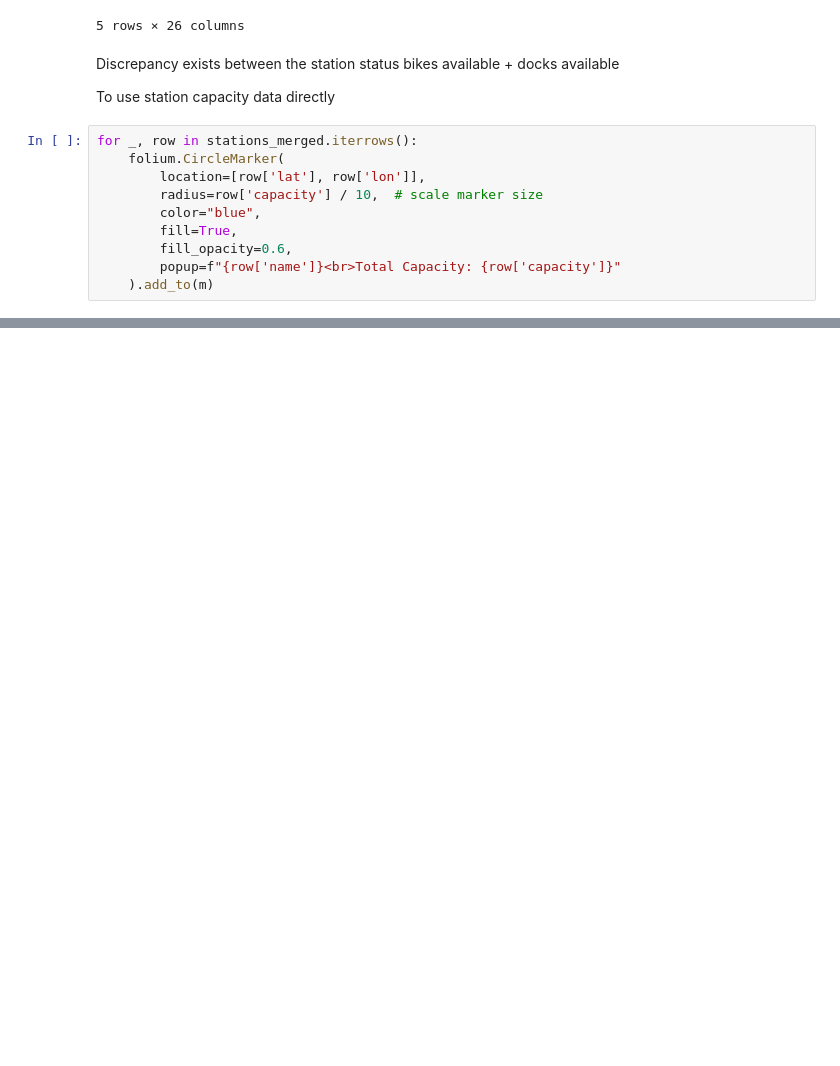
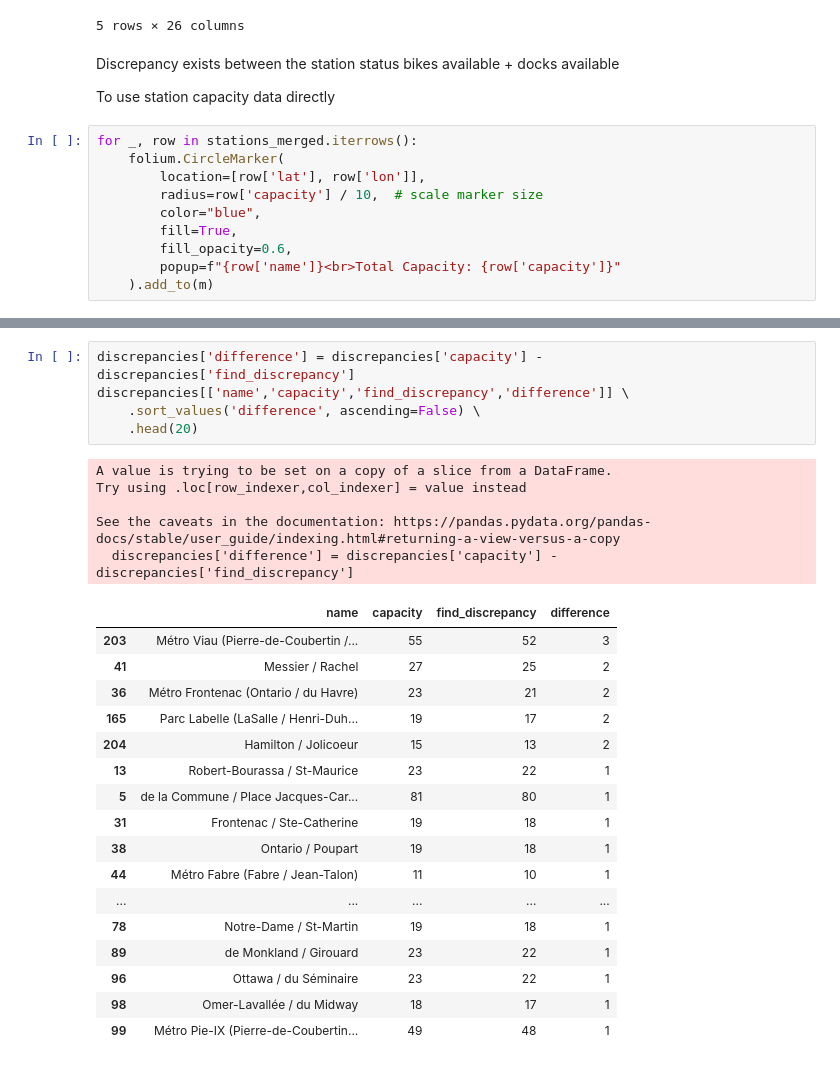
Before and after one commit to kuoyce/bixi-analytics, a Jupyter notebook: Bixi_Station_030120261430.ipynb, the cells around one changed output, grey strips where cells are left out. Drawn from its saved outputs; the diff is of its cells as text; blank space fills up the shorter version.

```diff
--- a/Bixi_Station_030120261430.ipynb
+++ b/Bixi_Station_030120261430.ipynb
@@ -251,0 +254,28 @@ print(bot10_utilization)
+# %%
+discrepancies['difference'] = discrepancies['capacity'] - discrepancies['find_discrepancy']
+discrepancies[['name','capacity','find_discrepancy','difference']] \
+    .sort_values('difference', ascending=False) \
+    .head(20)
+# %% [output]
+A value is trying to be set on a copy of a slice from a DataFrame.
+Try using .loc[row_indexer,col_indexer] = value instead
+
+See the caveats in the documentation: https://pandas.pydata.org/pandas-docs/stable/user_guide/indexing.html#returning-a-view-versus-a-copy
+  discrepancies['difference'] = discrepancies['capacity'] - discrepancies['find_discrepancy']
+|  | name | capacity | find_discrepancy | difference |
+| 203 | Métro Viau (Pierre-de-Coubertin /... | 55 | 52 | 3 |
+| 41 | Messier / Rachel | 27 | 25 | 2 |
+| 36 | Métro Frontenac (Ontario / du Havre) | 23 | 21 | 2 |
+| 165 | Parc Labelle (LaSalle / Henri-Duh... | 19 | 17 | 2 |
+| 204 | Hamilton / Jolicoeur | 15 | 13 | 2 |
+| 13 | Robert-Bourassa / St-Maurice | 23 | 22 | 1 |
+| 5 | de la Commune / Place Jacques-Car... | 81 | 80 | 1 |
+| 31 | Frontenac / Ste-Catherine | 19 | 18 | 1 |
+| 38 | Ontario / Poupart | 19 | 18 | 1 |
+| 44 | Métro Fabre (Fabre / Jean-Talon) | 11 | 10 | 1 |
+| ... | ... | ... | ... | ... |
+| 78 | Notre-Dame / St-Martin | 19 | 18 | 1 |
+| 89 | de Monkland / Girouard | 23 | 22 | 1 |
+| 96 | Ottawa / du Séminaire | 23 | 22 | 1 |
+| 98 | Omer-Lavallée / du Midway | 18 | 17 | 1 |
+| 99 | Métro Pie-IX (Pierre-de-Coubertin... | 49 | 48 | 1 |
```
Also changed, not shown: parts of 18 cells of this notebook.
